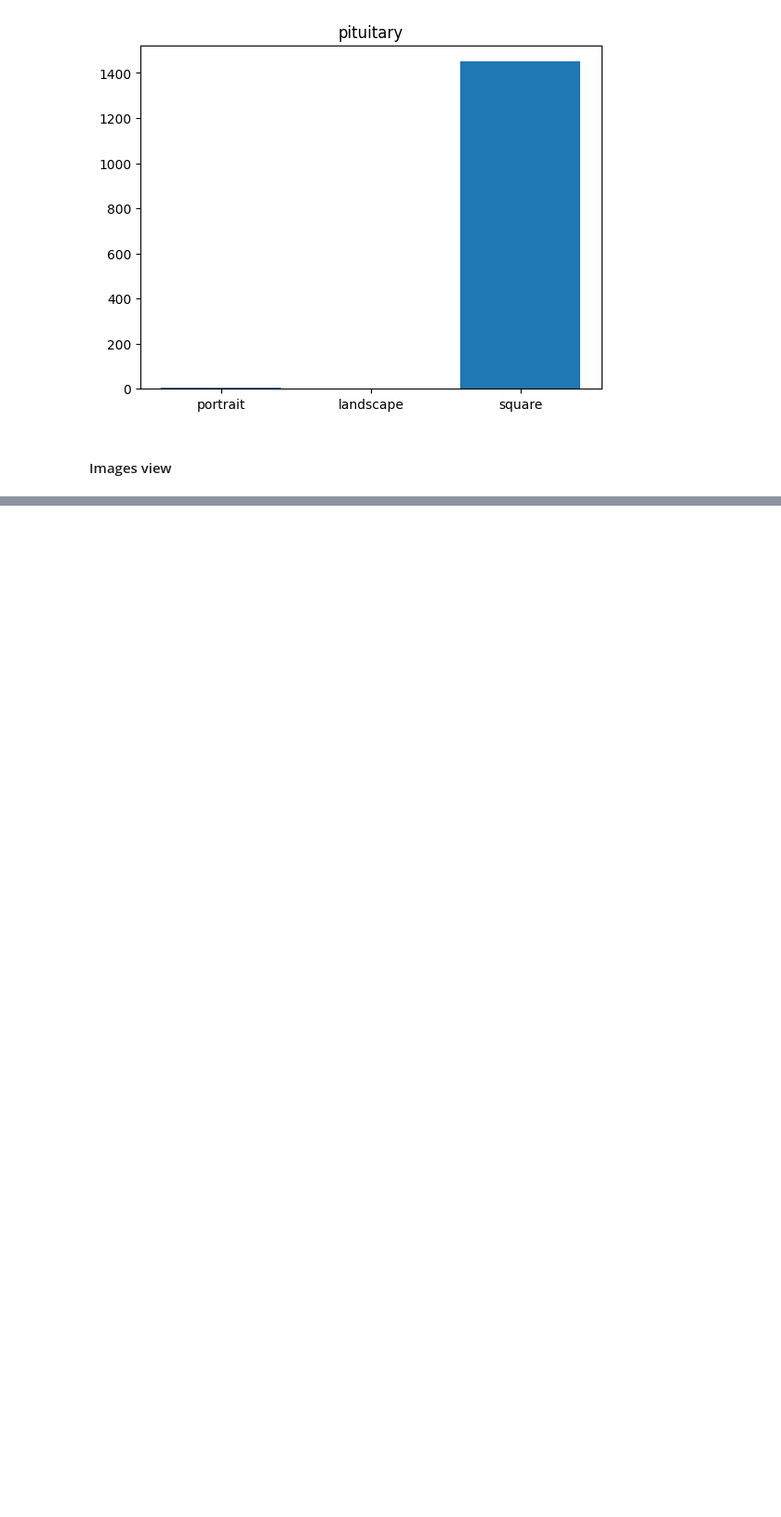
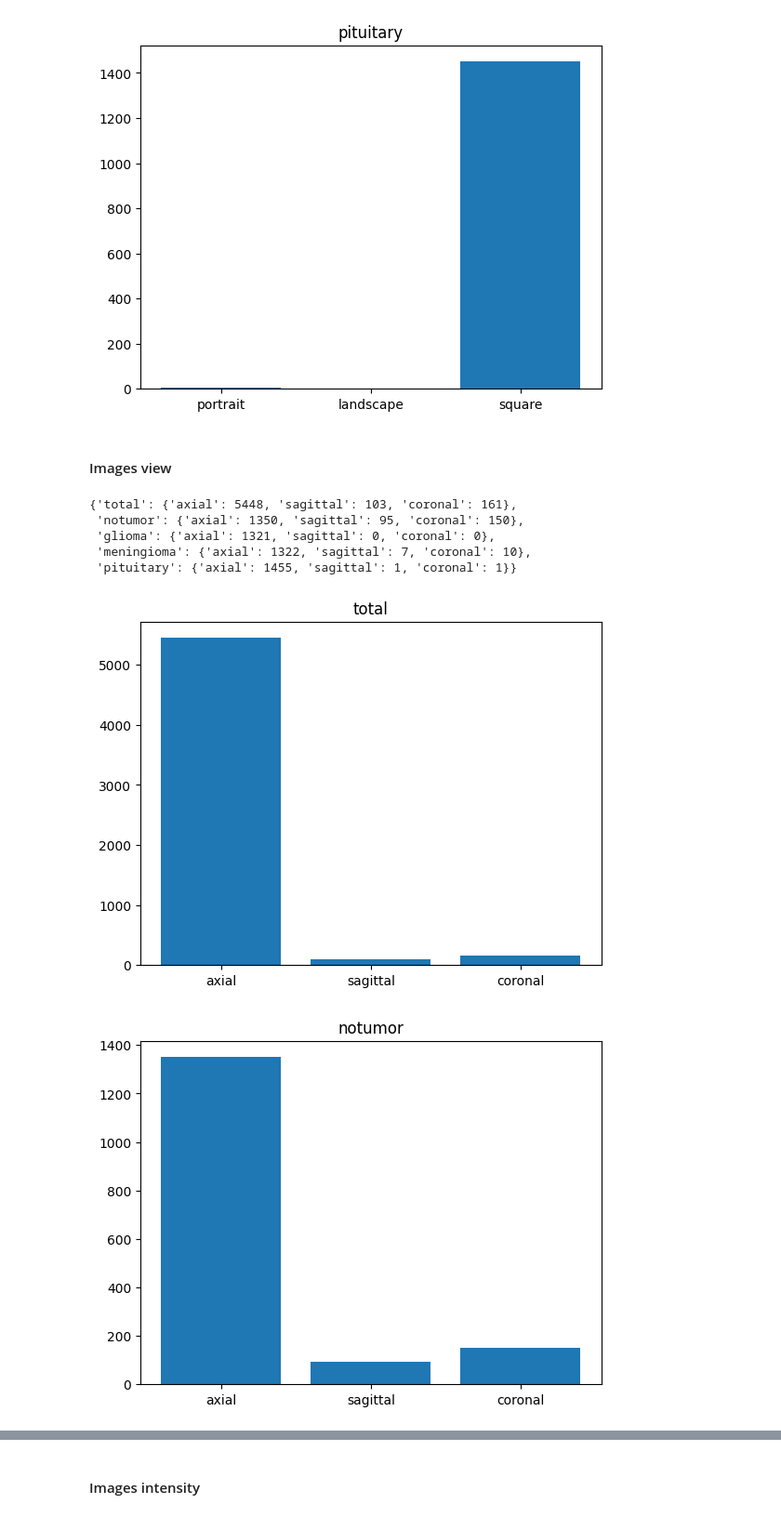
Before and after one commit to Jeremy-Duval-PhD/Brain_Tumor_MRI_Dataset, a Jupyter notebook: notebooks/Kaggle_Brain_Tumor_MRI_Dataset.ipynb, the cells around one changed output, grey strips where cells are left out. Shown at 93% size. Cells and saved outputs as stored; diff of their text form; code cells hidden in the pictures; blank space fills up the shorter version.

Commit message:
WIP : eda content : img orientation, view, brightness

```diff
--- a/notebooks/Kaggle_Brain_Tumor_MRI_Dataset.ipynb
+++ b/notebooks/Kaggle_Brain_Tumor_MRI_Dataset.ipynb
@@ -216,3 +231,44 @@ for label in orientation_count:
 [figure]
 # %% [markdown]
 #### Images view
+# %%
+def estimate_MRI_view(df_shapes, classes):
+    orientation_count = {}
+    for elm in (['total'] + classes):
+        orientation_count[elm] = {
+            'axial': 0,
+            'sagittal': 0,
+            'coronal': 0,
+        }
+
+    for index, row in df_shapes.iterrows():
+        w = row['width']
+        h = row['height']
+        c = classes[row['class']]
+        if h/w > 1.2 :
+            orientation = 'sagittal'
+        elif h/w < 0.8 :
+            orientation = 'coronal'
+        else:
+            orientation = 'axial'
+        orientation_count['total'][orientation] += 1
+        orientation_count[c][orientation] += 1
+
+    return orientation_count
+# %%
+view_count = estimate_MRI_view(df_shapes, CLASSES)
+view_count
+# %% [output]
+{'total': {'axial': 5448, 'sagittal': 103, 'coronal': 161},
+ 'notumor': {'axial': 1350, 'sagittal': 95, 'coronal': 150},
+ 'glioma': {'axial': 1321, 'sagittal': 0, 'coronal': 0},
+ 'meningioma': {'axial': 1322, 'sagittal': 7, 'coronal': 10},
+ 'pituitary': {'axial': 1455, 'sagittal': 1, 'coronal': 1}}
+# %%
+for label in view_count:
+    plt.figure()
+    plt.bar(*zip(*view_count[label].items()))
+    plt.title(label)
+# %% [output]
+[figure, added]
+[figure, added]
@@ -218,0 +278,2 @@ for label in orientation_count:
+# %% [markdown]
+#### Images intensity
```
Also changed, not shown: parts of 9 cells of this notebook, 1 other file.
